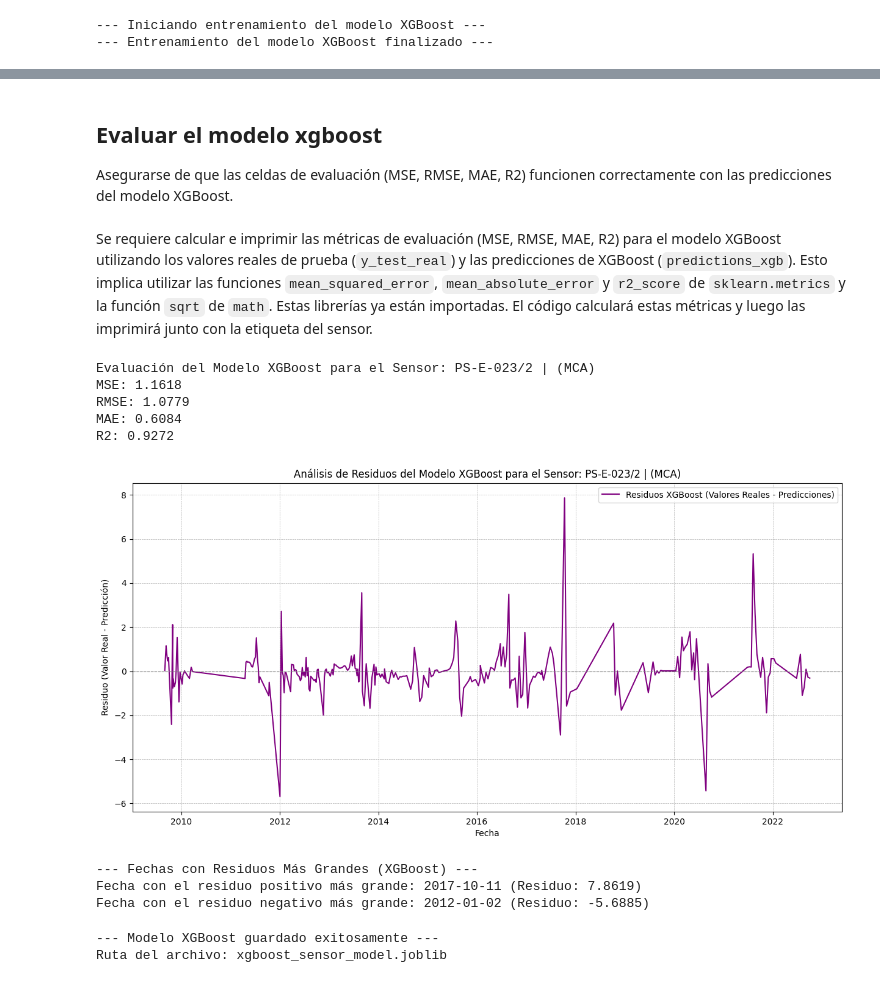
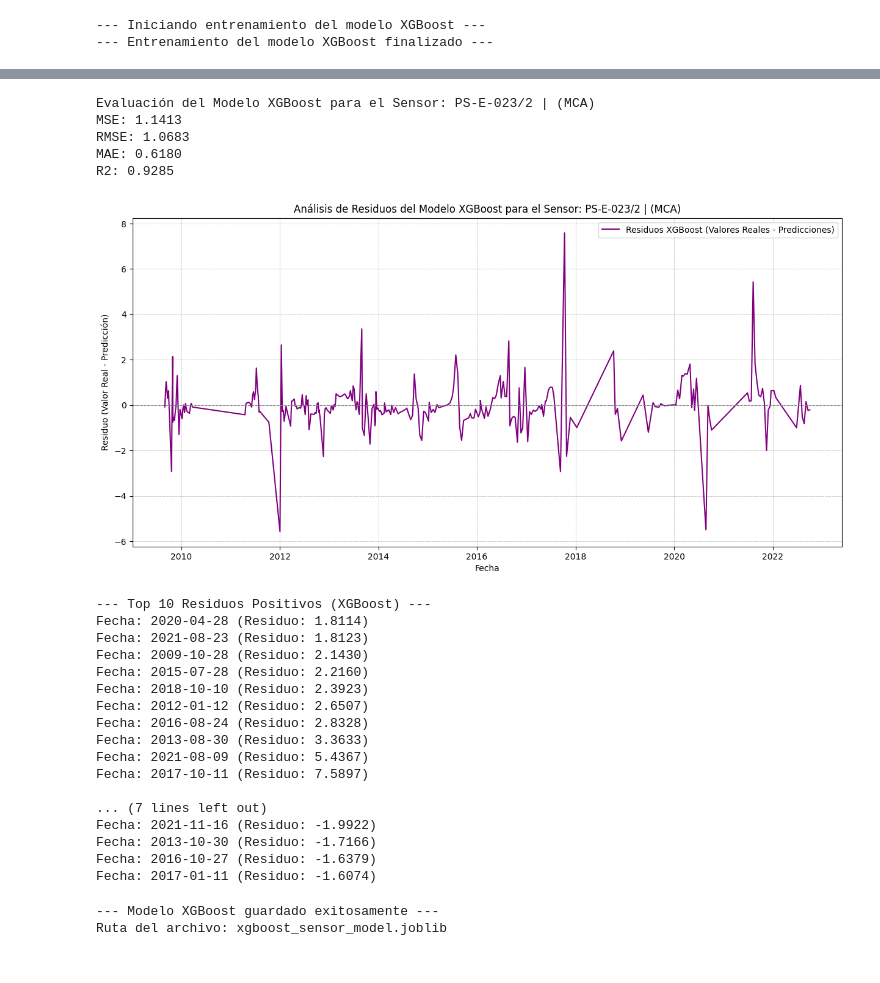
Before and after one commit to vneumannufprbr/TrabajosenPython, a Jupyter notebook: SenPredicSTXGBoostPresaOk.ipynb, the cells around one changed output, grey strips where cells are left out. Saved outputs shown, nothing was run; the diff lists cells and outputs as text; code cells hidden in the pictures.

```diff
--- a/SenPredicSTXGBoostPresaOk.ipynb
+++ b/SenPredicSTXGBoostPresaOk.ipynb
@@ -3,6 +5,4 @@
 # %%
-# Re-run the initial setup including installation and imports
-
 # 0. Fijar semillas aleatorias para reproducibilidad
 import os
 import random
@@ -76,7 +76,9 @@ if not df.empty:
 
             # Usar la misma sequence_length definida previamente, o definirla si no existe
             if 'sequence_length' not in locals():
-                 sequence_length = 6 # Definir un valor por defecto si no existe
+                 sequence_length = 7 # Definir un valor por defecto si no existe
+            else:
+                 sequence_length = 7 # Actualizar el valor de sequence_length a 7
 
             # Preparar los datos escalados para XGBoost
             X_xgb, y_xgb = create_features_xgb(scaled_data, sequence_length)
@@ -291,9 +313,3 @@ plt.show()
-# %% [markdown]
-## Evaluar el modelo xgboost
-
-Asegurarse de que las celdas de evaluación (MSE, RMSE, MAE, R2) funcionen correctamente con las predicciones del modelo XGBoost.
-# %% [markdown]
-Se requiere calcular e imprimir las métricas de evaluación (MSE, RMSE, MAE, R2) para el modelo XGBoost utilizando los valores reales de prueba (`y_test_real`) y las predicciones de XGBoost (`predictions_xgb`). Esto implica utilizar las funciones `mean_squared_error`, `mean_absolute_error` y `r2_score` de `sklearn.metrics` y la función `sqrt` de `math`. Estas librerías ya están importadas. El código calculará estas métricas y luego las imprimirá junto con la etiqueta del sensor.
 # %%
 from sklearn.metrics import mean_squared_error, mean_absolute_error, r2_score
 from math import sqrt
@@ -313,46 +329,70 @@ print(f"MAE: {mae_xgb:.4f}")
 print(f"R2: {r2_xgb:.4f}")
 # %% [output]
 Evaluación del Modelo XGBoost para el Sensor: PS-E-023/2 | (MCA)
-MSE: 1.1618
-RMSE: 1.0779
-MAE: 0.6084
-R2: 0.9272
+MSE: 1.1413
+RMSE: 1.0683
+MAE: 0.6180
+R2: 0.9285
 # %%
 # Analizar residuos
 
 # Calcular residuos para XGBoost
 residuals_xgb = y_test_real - predictions_xgb
 
 # Visualización de residuos de XGBoost
 plt.figure(figsize=(15, 7))
 plt.plot(test_dates_xgb, residuals_xgb, label='Residuos XGBoost (Valores Reales - Predicciones)', color='purple')
 plt.axhline(0, color='gray', linestyle='--', linewidth=0.8) # Añadir una línea horizontal en cero
 
 plt.title(f'Análisis de Residuos del Modelo XGBoost para el Sensor: {sensor_tag}') # Título cambiado para reflejar XGBoost
 plt.xlabel('Fecha')
 plt.ylabel('Residuo (Valor Real - Predicción)')
 plt.legend()
 plt.grid(True, which='both', linestyle='--', linewidth=0.5)
 plt.show()
 
-# Identificar fechas con los residuos positivos y negativos más grandes para XGBoost
-largest_positive_residual_index_xgb = np.argmax(residuals_xgb)
-largest_negative_residual_index_xgb = np.argmin(residuals_xgb)
+# Identificar fechas con los 10 residuos positivos y negativos más grandes para XGBoost
+# Aplanar el array de residuos para facilitar la ordenación
+residuals_xgb_flat = residuals_xgb.flatten()
 
-date_largest_positive_xgb = test_dates_xgb[largest_positive_residual_index_xgb]
-value_largest_positive_xgb = residuals_xgb[largest_positive_residual_index_xgb]
+# Ordenar los residuos en orden ascendente y obtener los índices
+sorted_indices = np.argsort(residuals_xgb_flat)
 
-date_largest_negative_xgb = test_dates_xgb[largest_negative_residual_index_xgb]
-value_largest_negative_xgb = residuals_xgb[largest_negative_residual_index_xgb]
+# Los 10 residuos negativos más grandes (más pequeños en valor) estarán al principio
+top_10_negative_indices = sorted_indices[:10]
+# Los 10 residuos positivos más grandes estarán al final
+top_10_positive_indices = sorted_indices[-10:]
 
-print(f"\n--- Fechas con Residuos Más Grandes (XGBoost) ---")
-print(f"Fecha con el residuo positivo más grande: {date_largest_positive_xgb.strftime('%Y-%m-%d')} (Residuo: {value_largest_positive_xgb[0]:.4f})")
-print(f"Fecha con el residuo negativo más grande: {date_largest_negative_xgb.strftime('%Y-%m-%d')} (Residuo: {value_largest_negative_xgb[0]:.4f})")
+print(f"\n--- Top 10 Residuos Positivos (XGBoost) ---")
+for i in top_10_positive_indices:
+    date = test_dates_xgb[i]
+    value = residuals_xgb_flat[i]
+    print(f"Fecha: {date.strftime('%Y-%m-%d')} (Residuo: {value:.4f})")
+
+print(f"\n--- Top 10 Residuos Negativos (XGBoost) ---")
+for i in top_10_negative_indices:
+    date = test_dates_xgb[i]
+    value = residuals_xgb_flat[i]
+    print(f"Fecha: {date.strftime('%Y-%m-%d')} (Residuo: {value:.4f})")
 # %% [output]
-[figure, old version]
+[figure, new version]
---- Fechas con Residuos Más Grandes (XGBoost) ---
-Fecha con el residuo positivo más grande: 2017-10-11 (Residuo: 7.8619)
-Fecha con el residuo negativo más grande: 2012-01-02 (Residuo: -5.6885)
+--- Top 10 Residuos Positivos (XGBoost) ---
+Fecha: 2020-04-28 (Residuo: 1.8114)
+Fecha: 2021-08-23 (Residuo: 1.8123)
+Fecha: 2009-10-28 (Residuo: 2.1430)
+Fecha: 2015-07-28 (Residuo: 2.2160)
+Fecha: 2018-10-10 (Residuo: 2.3923)
+Fecha: 2012-01-12 (Residuo: 2.6507)
+Fecha: 2016-08-24 (Residuo: 2.8328)
+Fecha: 2013-08-30 (Residuo: 3.3633)
+Fecha: 2021-08-09 (Residuo: 5.4367)
+Fecha: 2017-10-11 (Residuo: 7.5897)
+
+... (7 lines left out)
+Fecha: 2021-11-16 (Residuo: -1.9922)
+Fecha: 2013-10-30 (Residuo: -1.7166)
+Fecha: 2016-10-27 (Residuo: -1.6379)
+Fecha: 2017-01-11 (Residuo: -1.6074)
 # %%
 # Guardar el modelo entrenado XGBoost
 import joblib
```
Also changed, not shown: parts of 10 cells of this notebook.
